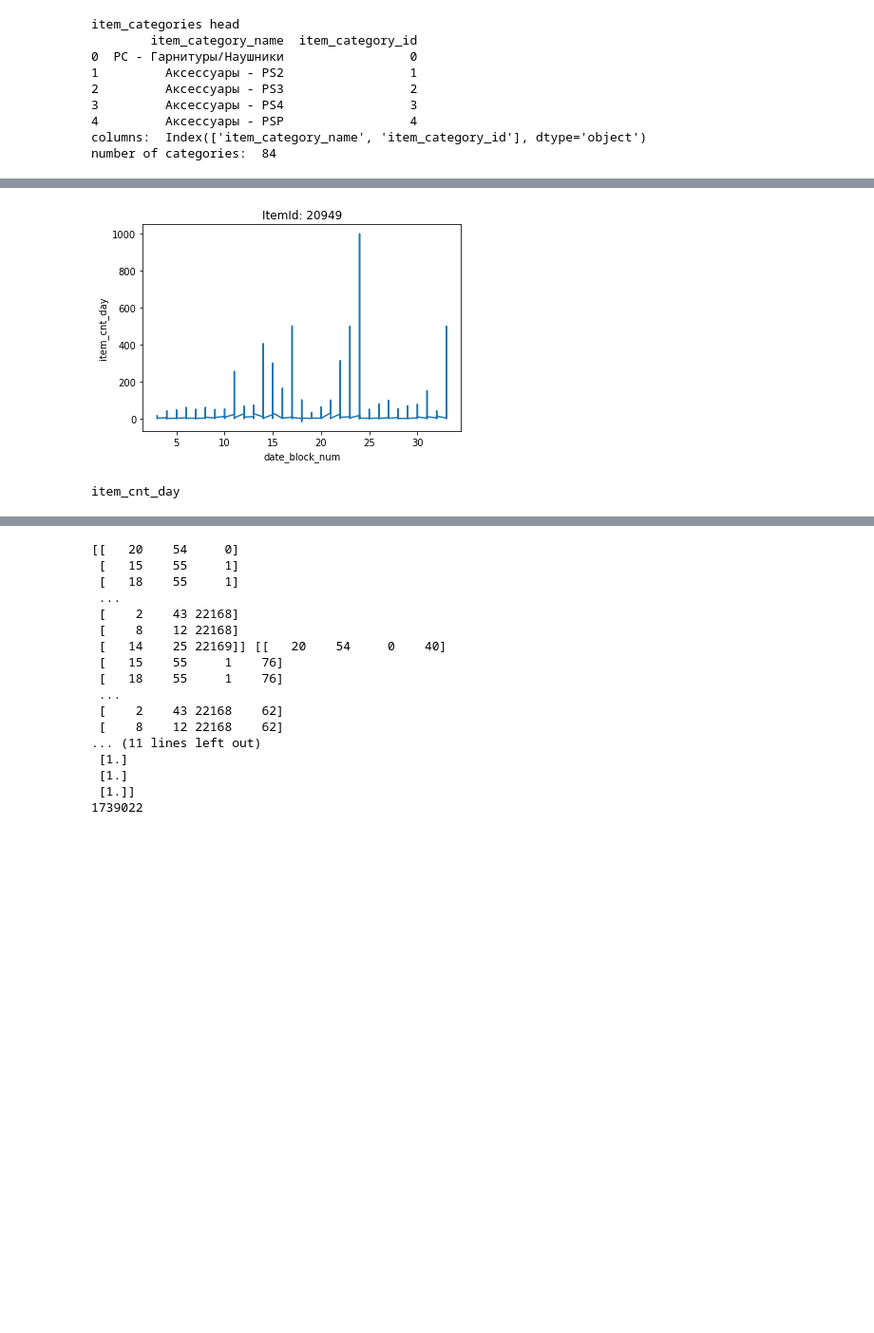
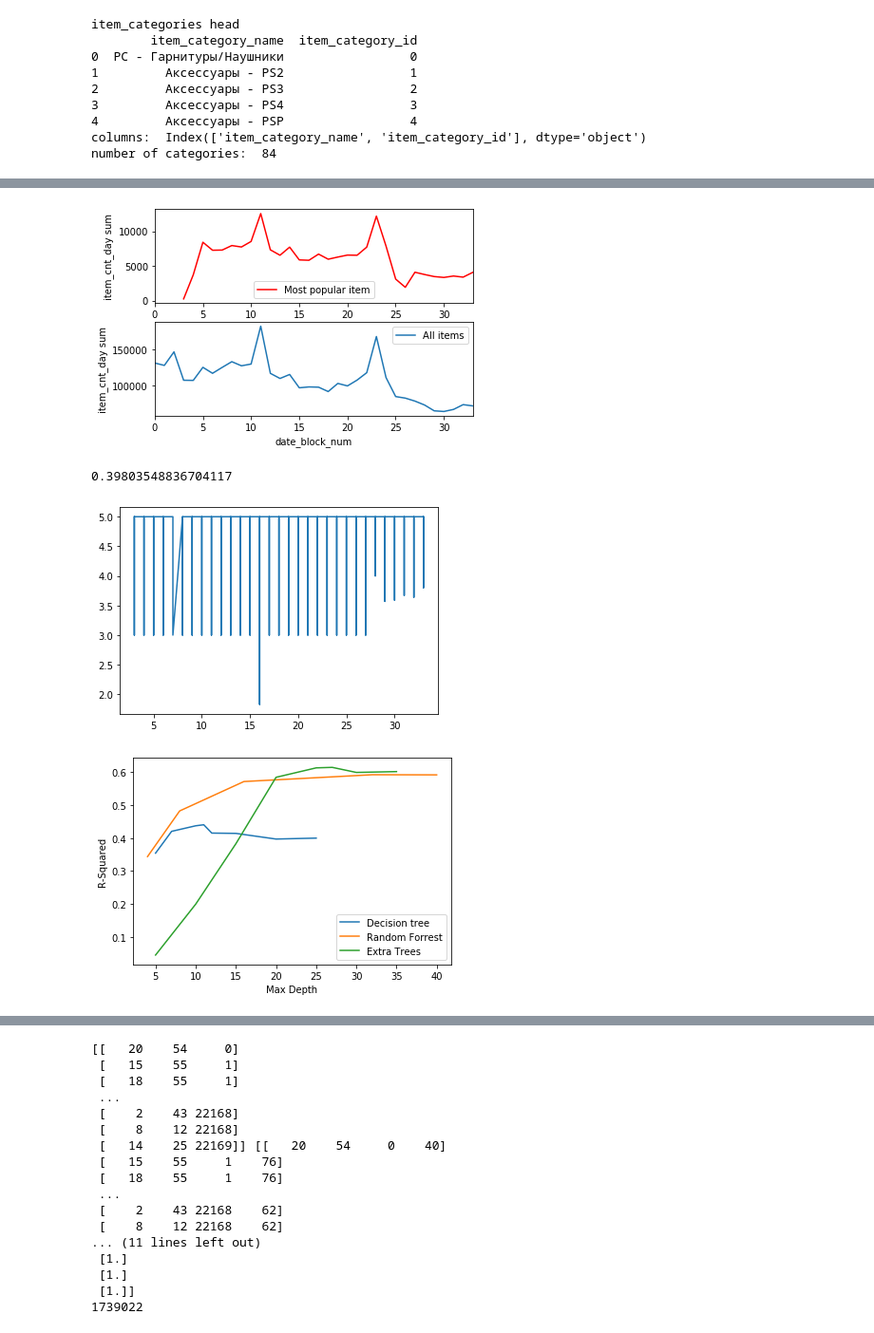
Before and after one commit to JonEliasMoen/IMT3104-Project, a Jupyter notebook: Untitled.ipynb, the cells around one changed output, grey strips where cells are left out. Shown: that part at 95% size. Cells and saved outputs as stored; diff of their text form; code cells hidden in the pictures; blank space fills up the shorter version.

```diff
--- a/Untitled.ipynb
+++ b/Untitled.ipynb
@@ -125,17 +146,55 @@ most popular item_id:  20949
-# %%
-# plot the sales of most popular item over date_num_block
-# may show type of regression to use.
-X = salesTrain[salesTrain[cols[3]] == popItem][cols[1]]
-Y = salesTrain[salesTrain[cols[3]] == popItem][cols[-1]]
-plt.plot(X, Y)
-plt.title("ItemId: "+str(popItem))
-plt.xlabel(cols[1])
-plt.ylabel(cols[-1])
-plt.show()
-print(cols[-1])
-# %% [output]
-[figure, removed]
-item_cnt_day
+# %%
+# plot the sales of most popular item over date_num_block
+# may show type of regression to use.
+
+plt.subplot(2,1,1)
+cols = salesTrain.columns
+sums = salesTrain[salesTrain[cols[3]] == popItem].groupby(['date_block_num'], as_index=False)['item_cnt_day'].sum() # sum item sales
+X1 = sums['date_block_num']
+Y1 = sums['item_cnt_day']
+plt.plot(X1,Y1, 'r', label="Most popular item")
+plt.xlabel("date_block_num")
+plt.ylabel("item_cnt_day sum")
+plt.xlim((0,33))
+plt.legend()
+
+plt.subplot(2,1,2)
+sums = salesTrain.groupby(['date_block_num'], as_index=False)['item_cnt_day'].sum() # sum item sales
+X2 = sums['date_block_num']
+Y2 = sums['item_cnt_day']
+plt.plot(X2,Y2, label="All items")
+plt.xlabel("date_block_num")
+plt.ylabel("item_cnt_day sum")
+plt.xlim((0,33))
+plt.legend()
+plt.show()
+
+X = salesTrain[salesTrain[cols[3]] == popItem]['date_block_num'].values
+Y = salesTrain[salesTrain[cols[3]] == popItem]['item_price'].values
+print(Y.std())
+plt.plot(X, Y)
+plt.show()
+
+X = [5,             7,           10,           11,          12,          15,        20,            25]
+Y = [0.354380235, 0.420572942, 0.437437172, 0.440551559, 0.415282362, 0.414365017, 0.397183203, 0.400039768]
+plt.plot(X, Y, label="Decision tree")
+
+X = [4,             8,           16,           32,          40      ]
+Y = [0.343980836, 0.482450639, 0.571692306, 0.592347108, 0.591909037]
+plt.plot(X, Y, label="Random Forrest")
+
+X = [5,                         10,                 15,           20,          25,        27, 30,     35]
+Y = [0.04523255603001597, 0.19970525007751072, 0.382924067919018, 0.5845137681421553, 0.6131795432799545, 0.614663809774078, 0.5993007951645425, 0.6018195690139645]
+plt.plot(X, Y, label="Extra Trees")
+plt.xlabel("Max Depth")
+plt.ylabel("R-Squared")
+plt.legend()
+plt.show()
+# %% [output]
+[figure, added]
+0.39803548836704117
+[figure, added]
+[figure, added]
 # %%
 # making dataset that is usable, sum over blocknum, merge with category
 data = salesTrain.groupby(['date_block_num', 'shop_id', 'item_id', 'item_price'], as_index=False)['item_cnt_day'].sum() # sum item sales
```
Also changed, not shown: parts of 23 cells of this notebook, 13 other files.
